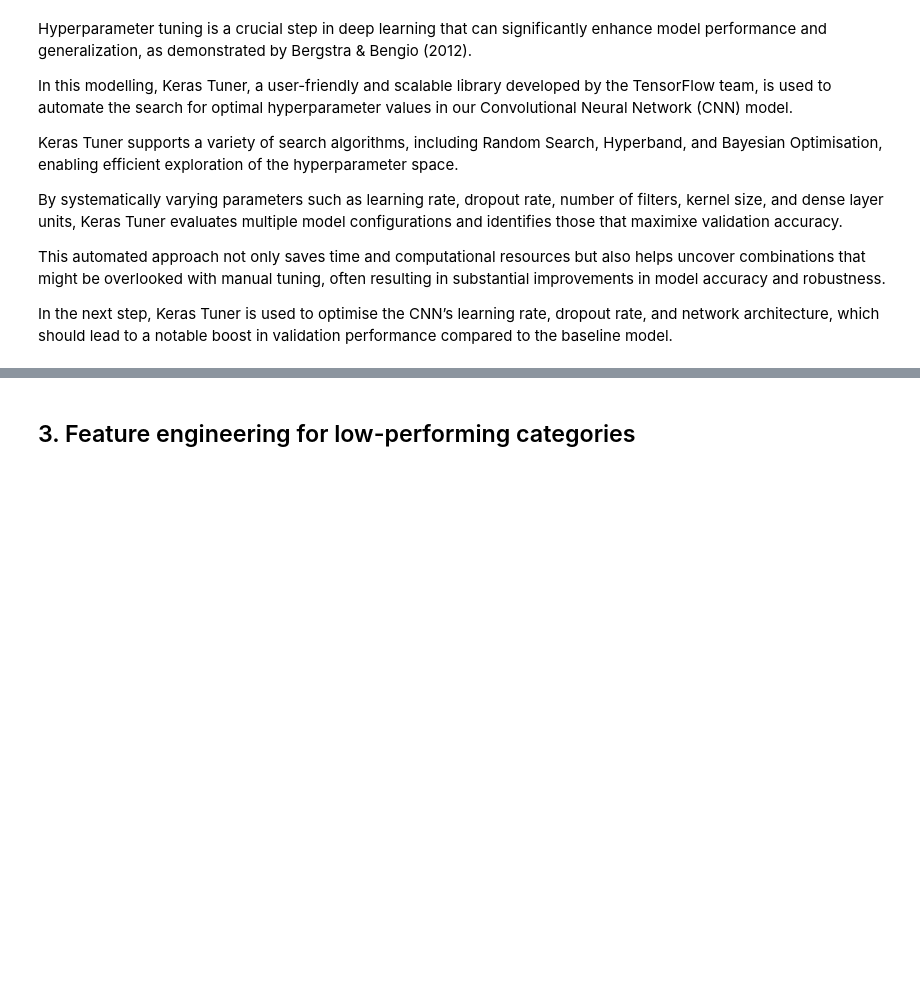
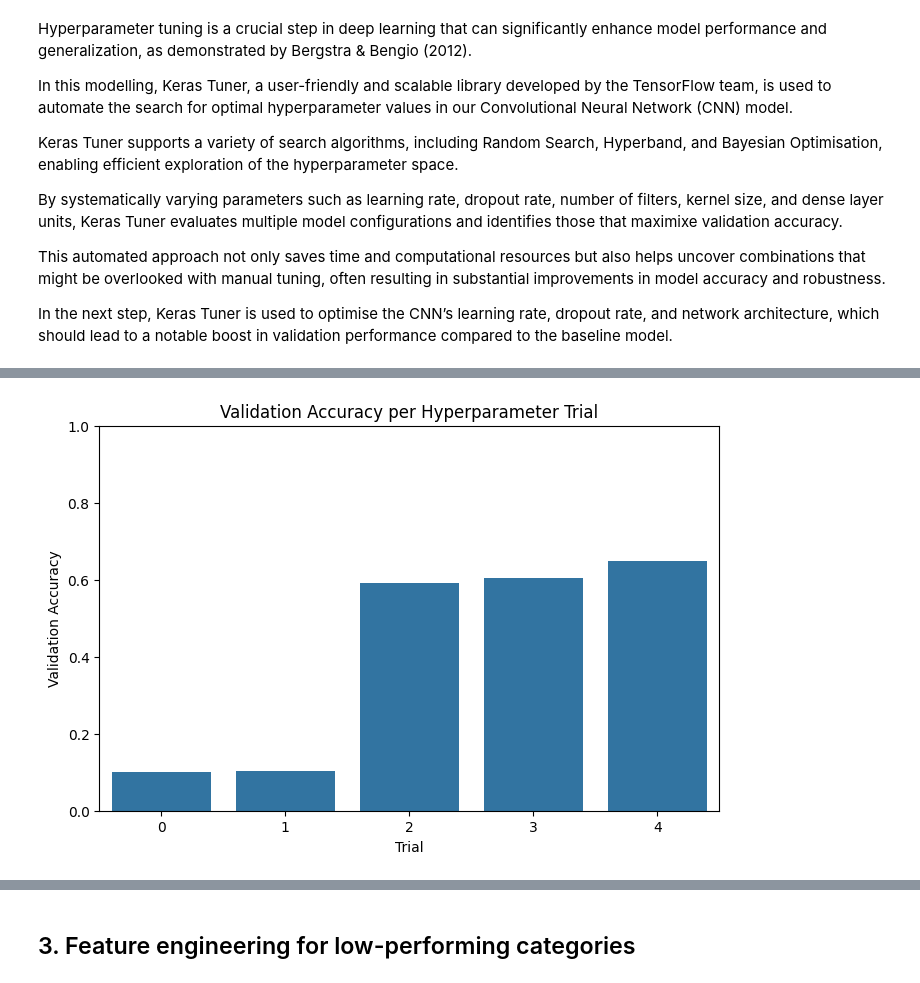
Before and after one commit to RubyNixx/CIFAR10, a Jupyter notebook: CIFAR10_ML.ipynb, the cells around one changed output, grey strips where cells are left out. Saved outputs shown, nothing was run; the diff lists cells and outputs as text; code cells hidden in the pictures; blank space fills up the shorter version.

```diff
--- a/CIFAR10_ML.ipynb
+++ b/CIFAR10_ML.ipynb
@@ -1512,22 +1794,16 @@ best_hps = tuner.get_best_hyperparameters()[0]
 # %%
 # --- VISUALIZATION ---
 # Get trial results
-trials = tuner.oracle.get_trials()
+trials = list(tuner.oracle.trials.values())
 trial_accuracies = [trial.metrics.get_best_value('val_accuracy') for trial in trials]
 
 # Plot validation accuracy per trial
 plt.figure(figsize=(8, 5))
 sns.barplot(x=list(range(len(trial_accuracies))), y=trial_accuracies)
 plt.title('Validation Accuracy per Hyperparameter Trial')
 plt.xlabel('Trial')
 plt.ylabel('Validation Accuracy')
 plt.ylim(0, 1)
 plt.show()
-
-# Print best hyperparameters
-print("Best Hyperparameters:")
-print(f"- Filters: {best_hps.get('filters')}")
-print(f"- Kernel Size: {best_hps.get('kernel_size')}")
-print(f"- Dense Units: {best_hps.get('dense_units')}")
-print(f"- Dropout Rate: {best_hps.get('dropout_rate'):.1f}")
-print(f"- Learning Rate: {best_hps.get('learning_rate')}")
+# %% [output]
+[figure, added]
```
Also changed, not shown: parts of 49 cells of this notebook.
